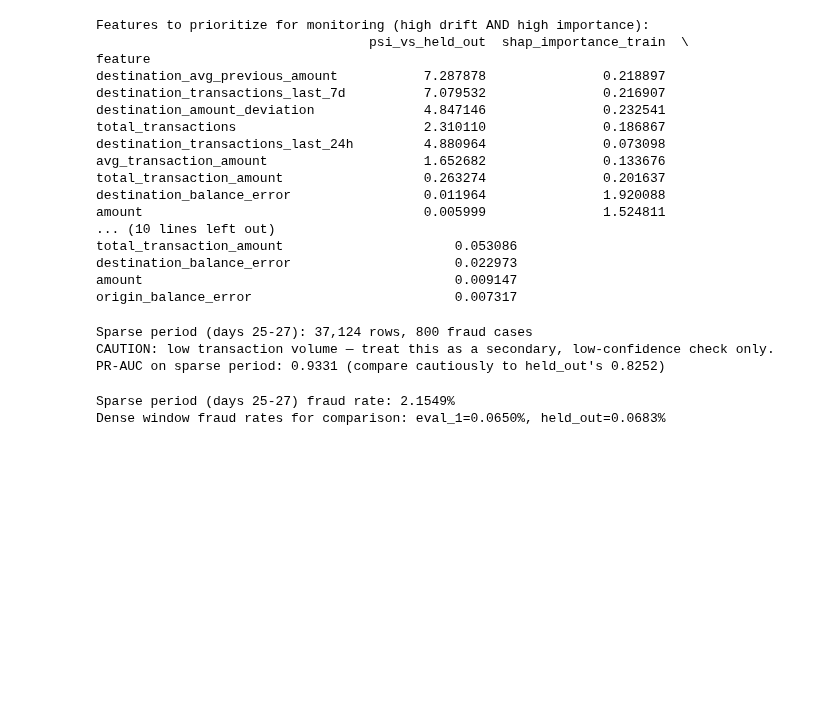
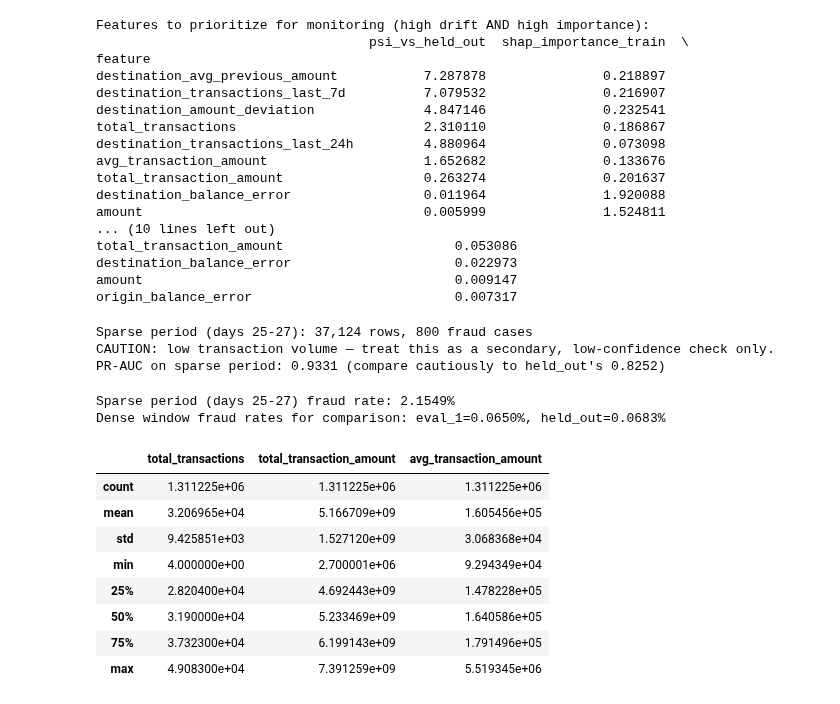
Before and after one commit to anushka-saini/Cost-Aware-Fraud-Detection-with-Delay-Aware-Decisioning, a Jupyter notebook: notebooks/02_modeling.ipynb, the cells around one changed output. Cells and saved outputs as stored; diff of their text form; code cells hidden in the pictures; blank space fills up the shorter version.

```diff
--- a/notebooks/02_modeling.ipynb
+++ b/notebooks/02_modeling.ipynb
@@ -481,3 +481,15 @@ print(f"Dense window fraud rates for comparison: eval_1={y_eval1.sum()/len(y_eva
 # %% [output]
 Sparse period (days 25-27) fraud rate: 2.1549%
 Dense window fraud rates for comparison: eval_1=0.0650%, held_out=0.0683%
+# %%
+X_train[["total_transactions", "total_transaction_amount", "avg_transaction_amount"]].describe()
+# %% [output]
+|  | total_transactions | total_transaction_amount | avg_transaction_amount |
+| count | 1.311225e+06 | 1.311225e+06 | 1.311225e+06 |
+| mean | 3.206965e+04 | 5.166709e+09 | 1.605456e+05 |
+| std | 9.425851e+03 | 1.527120e+09 | 3.068368e+04 |
+| min | 4.000000e+00 | 2.700001e+06 | 9.294349e+04 |
+| 25% | 2.820400e+04 | 4.692443e+09 | 1.478228e+05 |
+| 50% | 3.190000e+04 | 5.233469e+09 | 1.640586e+05 |
+| 75% | 3.732300e+04 | 6.199143e+09 | 1.791496e+05 |
+| max | 4.908300e+04 | 7.391259e+09 | 5.519345e+06 |
```
Also changed, not shown: parts of 1 cell of this notebook, 4 other files.
